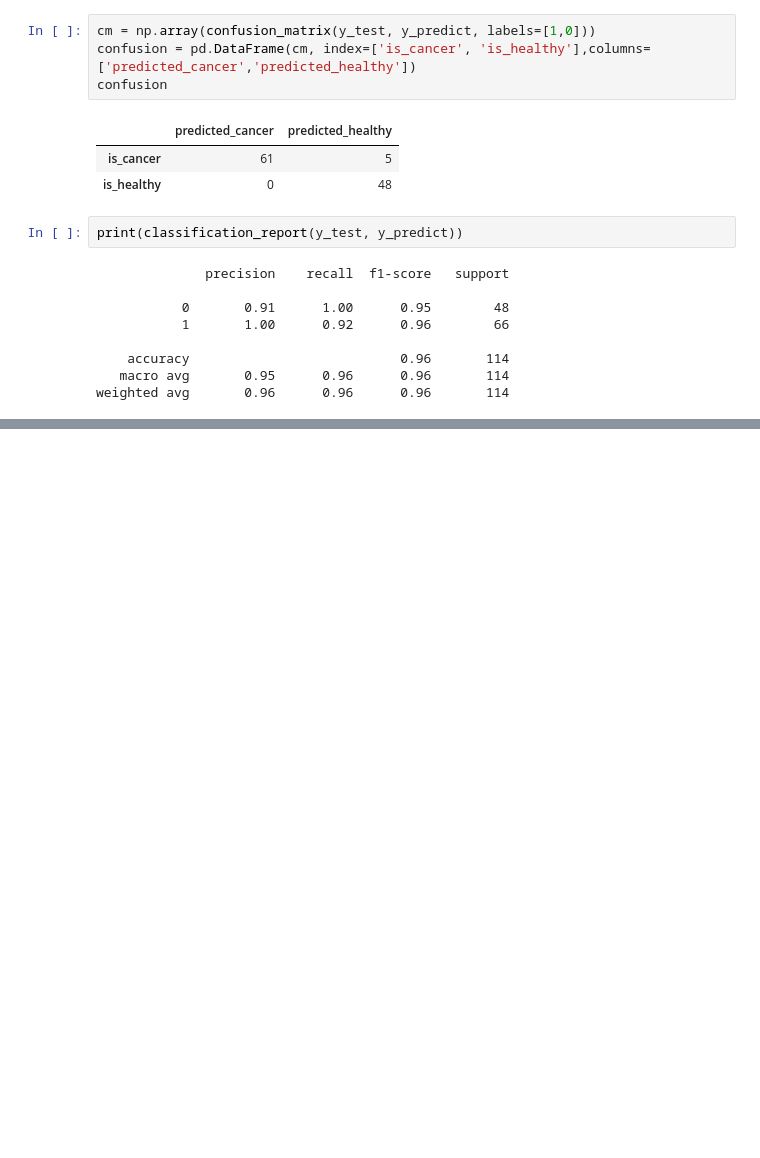
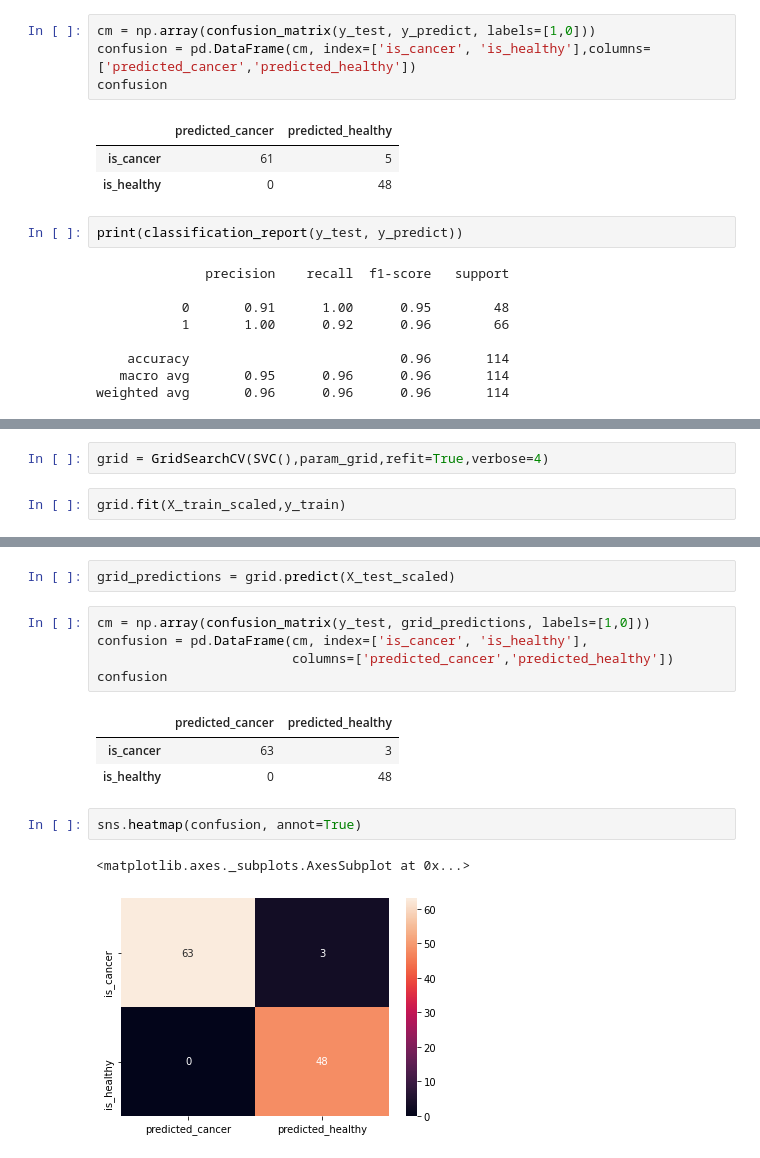
Before and after one commit to Bhavna25/breast-cancer-classification-with-SVM, a Jupyter notebook: breast cancer classification with SVM.ipynb, the cells around one changed output, grey strips where cells are left out. Cells and saved outputs as stored; diff of their text form; blank space fills up the shorter version.

```diff
--- a/breast cancer classification with SVM.ipynb
+++ b/breast cancer classification with SVM.ipynb
@@ -438,0 +445,4 @@ weighted avg       0.96      0.96      0.96       114
+# %%
+grid = GridSearchCV(SVC(),param_grid,refit=True,verbose=4)
+# %%
+grid.fit(X_train_scaled,y_train)
@@ -438,0 +549,16 @@ weighted avg       0.96      0.96      0.96       114
+# %%
+grid_predictions = grid.predict(X_test_scaled)
+# %%
+cm = np.array(confusion_matrix(y_test, grid_predictions, labels=[1,0]))
+confusion = pd.DataFrame(cm, index=['is_cancer', 'is_healthy'],
+                         columns=['predicted_cancer','predicted_healthy'])
+confusion
+# %% [output]
+|  | predicted_cancer | predicted_healthy |
+| is_cancer | 63 | 3 |
+| is_healthy | 0 | 48 |
+# %%
+sns.heatmap(confusion, annot=True)
+# %% [output]
+<matplotlib.axes._subplots.AxesSubplot at 0x...>
+[figure, added]
```
Also changed, not shown: parts of 6 cells of this notebook.
